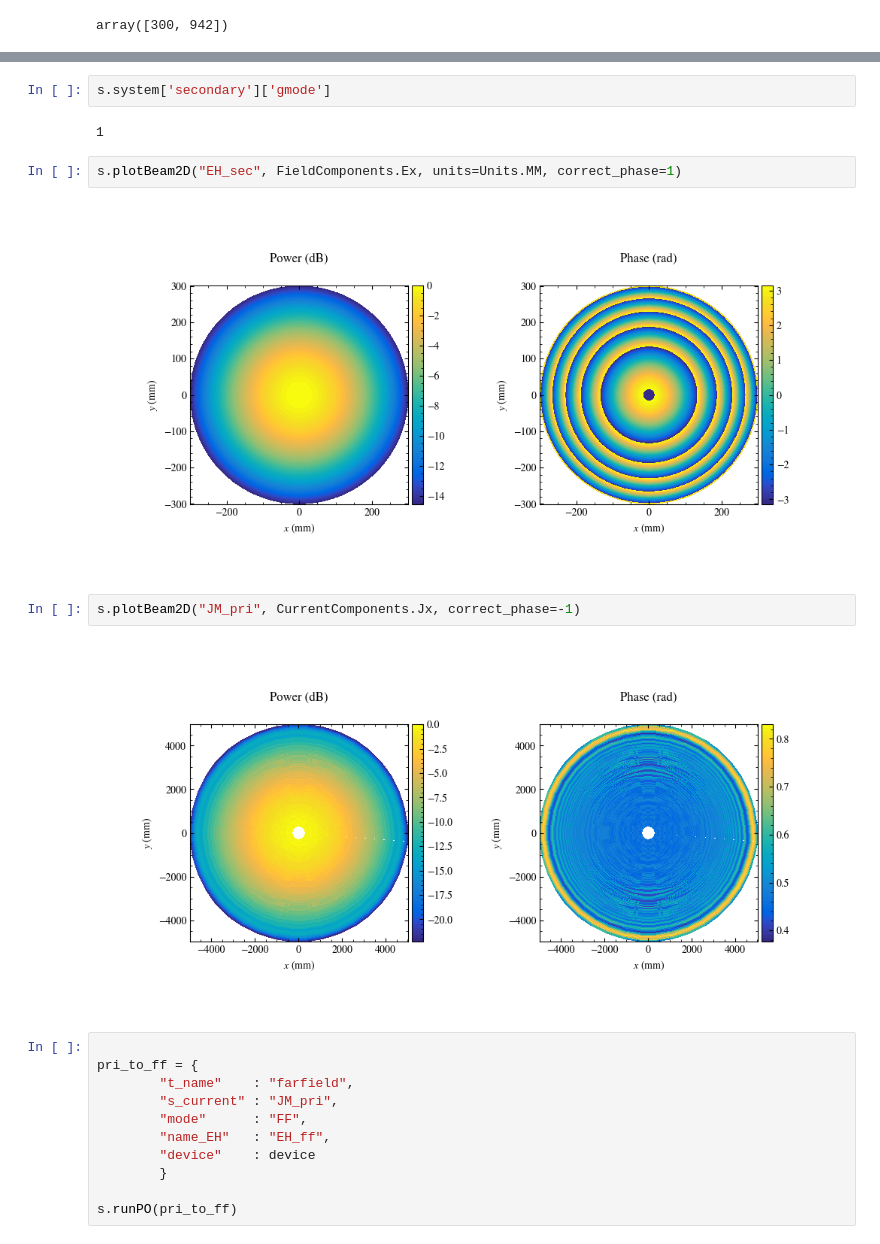
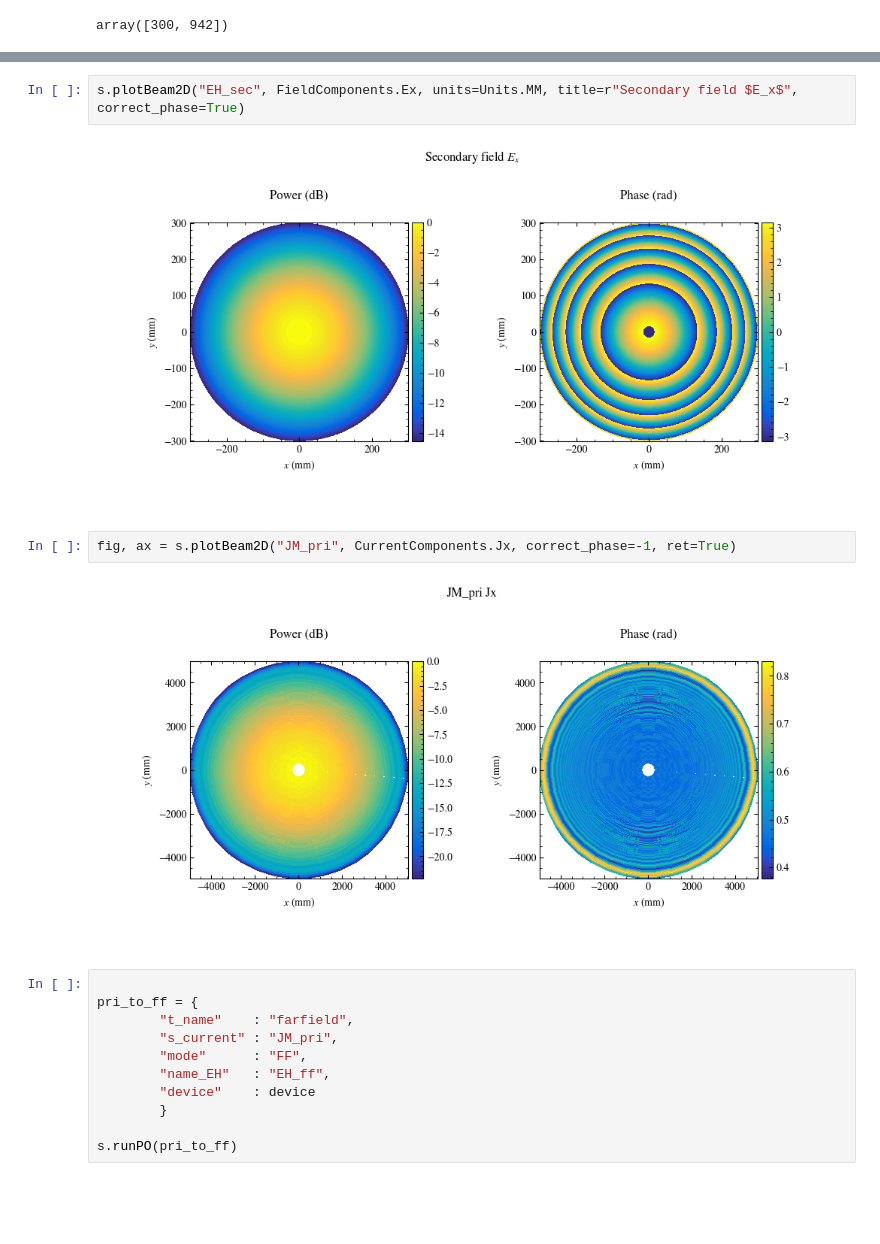
Before and after one commit to arendMoerman/PyPO, a Jupyter notebook: tutorials/Tutorial5.ipynb, the cells around one changed output, grey strips where cells are left out. Saved outputs shown, nothing was run; the diff lists cells and outputs as text; blank space fills up the shorter version.

Commit message:
Add titles to plotbeam2D figures

```diff
--- a/tutorials/Tutorial5.ipynb
+++ b/tutorials/Tutorial5.ipynb
@@ -136,17 +136,13 @@ s.runPO(sec_to_pri)
 [<PyPO.PyPOTypes.currents at 0x...>,
  <PyPO.PyPOTypes.fields at 0x...>]
-# %%
-s.system['secondary']['gmode']
-# %% [output]
-1
 # %%
-s.plotBeam2D("EH_sec", FieldComponents.Ex, units=Units.MM, correct_phase=1)
+s.plotBeam2D("EH_sec", FieldComponents.Ex, units=Units.MM, title=r"Secondary field $E_x$", correct_phase=True)
 # %% [output]
-[figure, old version]
+[figure, new version]
 # %%
-s.plotBeam2D("JM_pri", CurrentComponents.Jx, correct_phase=-1)
+fig, ax = s.plotBeam2D("JM_pri", CurrentComponents.Jx, correct_phase=-1, ret=True)
 # %% [output]
-[figure, old version]
+[figure, new version]
 # %%
 
 pri_to_ff = {
```
Also changed, not shown: parts of 3 cells of this notebook, 2 other files.
